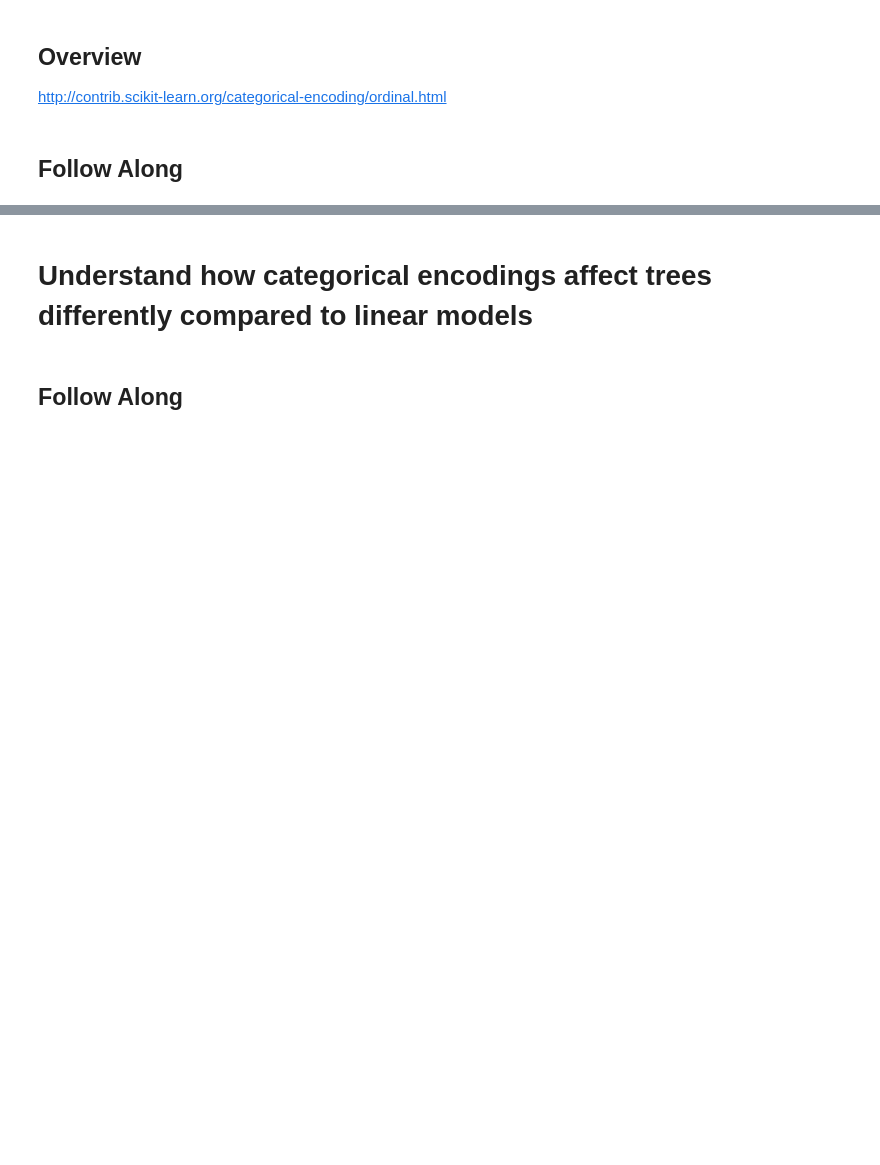
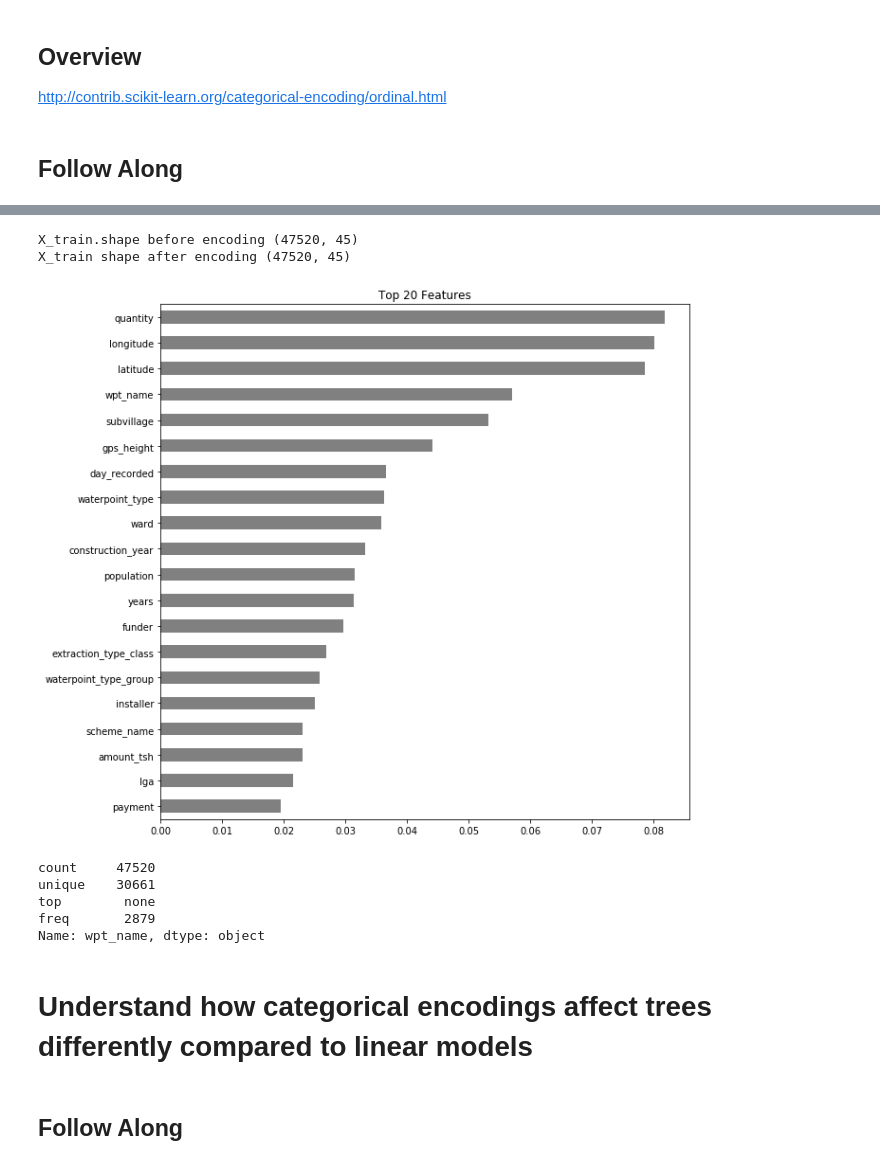
Before and after one commit to bloominstituteoftechnology/DS-Unit-2-Kaggle-Challenge, a Jupyter notebook: module2-random-forests/LS_DS_222.ipynb, the cells around one changed output, grey strips where cells are left out. Cells and saved outputs as stored; diff of their text form; code cells hidden in the pictures; blank space fills up the shorter version.

```diff
--- a/module2-random-forests/LS_DS_222.ipynb
+++ b/module2-random-forests/LS_DS_222.ipynb
@@ -174,0 +232,13 @@ http://contrib.scikit-learn.org/categorical-encoding/ordinal.html
+# %%
+#time gives us a quick timer for our snippet running.
+#note the ordinal encoder
+%%time
+pipeline = make_pipeline(
+    ce.OrdinalEncoder(),
+    SimpleImputer(strategy = 'mean'),
+    RandomForestClassifier(n_jobs = -1, random_state = 42)
+)
+
+#fit on train and score on val
+pipeline.fit(X_train, y_train)
+print('Validation Accuracy: ', pipeline.score(X_val, y_val))
@@ -175,3 +249,41 @@ http://contrib.scikit-learn.org/categorical-encoding/ordinal.html
+# %%
+#notice how our data frame stas 45 columns wide
+print('X_train.shape before encoding', X_train.shape)
+
+encoder = pipeline.named_steps['ordinalencoder']
+
+encoded_df = encoder.transform(X_train)
+
+print('X_train shape after encoding', encoded_df.shape)
+# %% [output]
+X_train.shape before encoding (47520, 45)
+X_train shape after encoding (47520, 45)
+# %%
+#notice when looking at our feature importance that we have fewer features, but
+#because some features have multiple categories/are used to split the data in
+#different ways, it changes which ones are the most important
+#Quantity as a feature is pretty important as a whole, that we wouldn't really
+#be able to tell when it is split up from onehotencoding
+#get feature importances
+rf = pipeline.named_steps['randomforestclassifier']
+importances = pd.Series(rf.feature_importances_, encoded_df.columns)
+
+#plot top n feature importances
+n = 20
+
+plt.figure(figsize = (10, n/2))
+plt.title(f'Top {n} Features')
+importances.sort_values()[-n:].plot.barh(color = 'grey');
+# %% [output]
+[figure, added]
+# %%
+X_train.wpt_name.describe()
+# %% [output]
+count     47520
+unique    30661
+top        none
+freq       2879
+Name: wpt_name, dtype: object
 # %% [markdown]
 # Understand how categorical encodings affect trees differently compared to linear models
 # %% [markdown]
```
Also changed, not shown: parts of 20 cells of this notebook.
